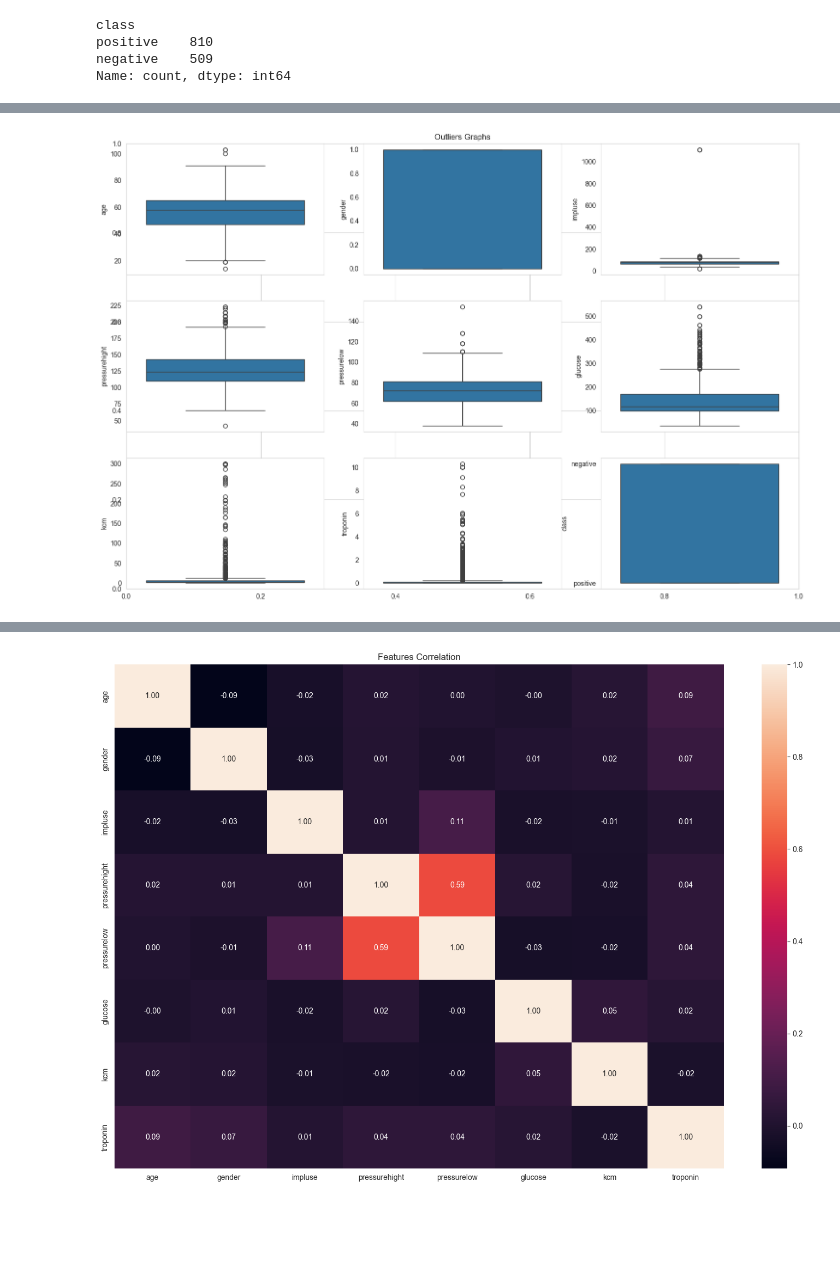
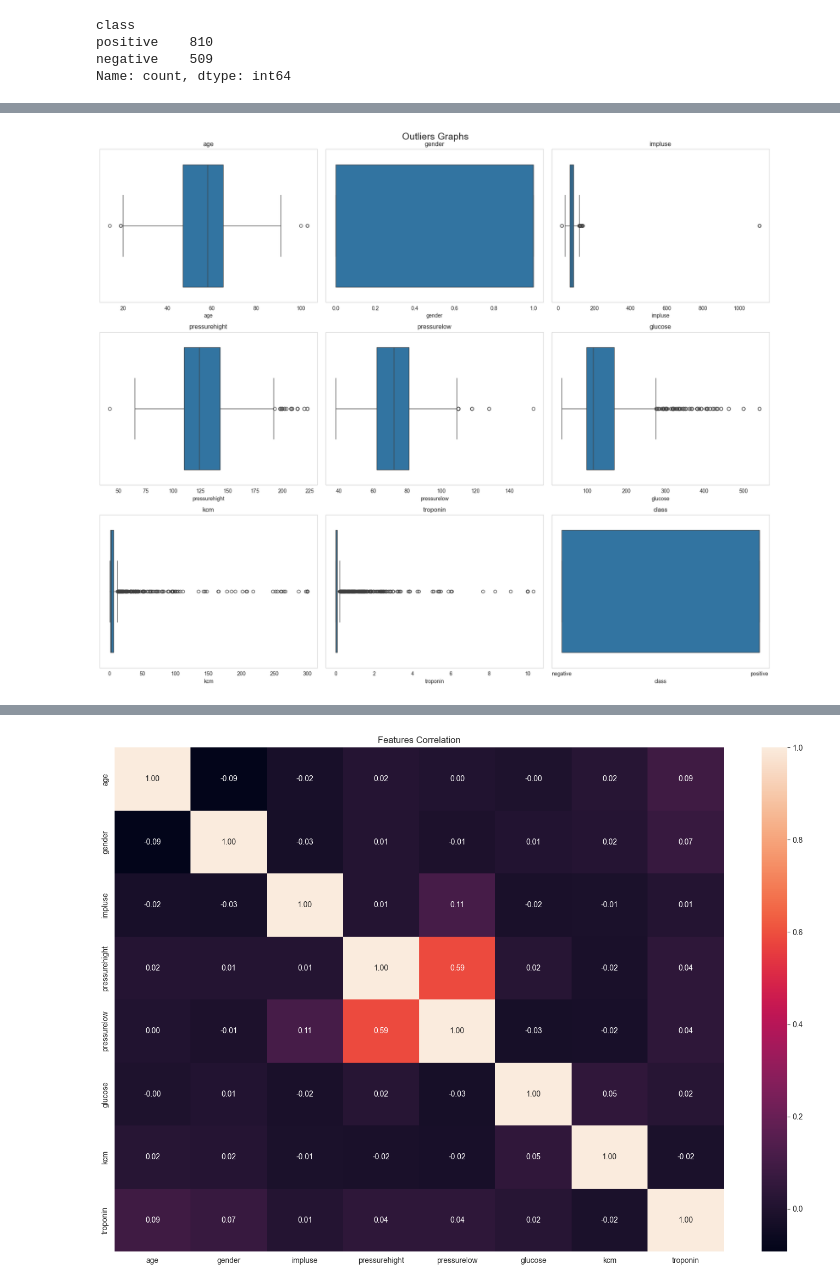
Before and after one commit to Youssef3082004/Heart_Attack_Model, a Jupyter notebook: Heart_Attack_ML.ipynb, the cells around one changed output, grey strips where cells are left out. Saved outputs shown, nothing was run; the diff lists cells and outputs as text; code cells hidden in the pictures; blank space fills up the shorter version.

```diff
--- a/Heart_Attack_ML.ipynb
+++ b/Heart_Attack_ML.ipynb
@@ -119,13 +130,19 @@ plt.show()
-# %%
-plt.figure(figsize=(18,12))
-plt.title("Outliers Graphs")
-
-for i,column in enumerate(data.select_dtypes(exclude="category"),start=1):
-    plt.subplot(3,3,i)
-    sns.boxplot(data[column])
-    plt.grid(visible=False)
-
-
-plt.show()
-# %% [output]
-[figure, removed]
+# %%
+cols = data.select_dtypes(exclude="category").columns
+n_cols = 3
+n_rows = math.ceil(len(cols) / n_cols)
+
+fig, axes = plt.subplots(n_rows, n_cols, figsize=(18, 5 * n_rows))
+fig.suptitle("Outliers Graphs", fontsize=18)
+
+axes = axes.flatten()
+
+for ax, column in zip(axes, cols):
+    sns.boxplot(x=data[column], ax=ax)
+    ax.set_title(column)
+    ax.grid(False)
+
+plt.tight_layout()
+plt.show()
+# %% [output]
+[figure, added]
```
Also changed, not shown: parts of 53 cells of this notebook.
